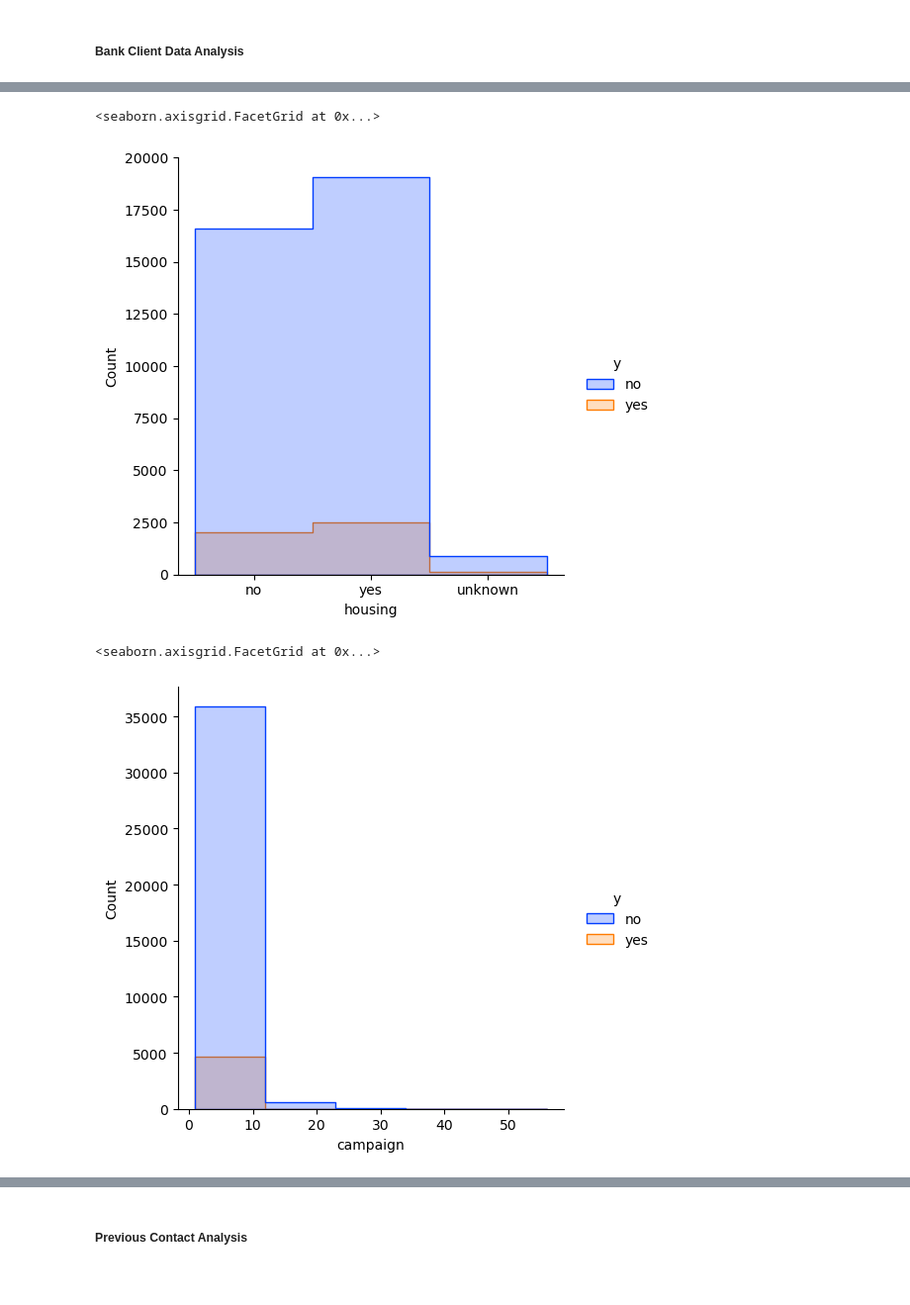
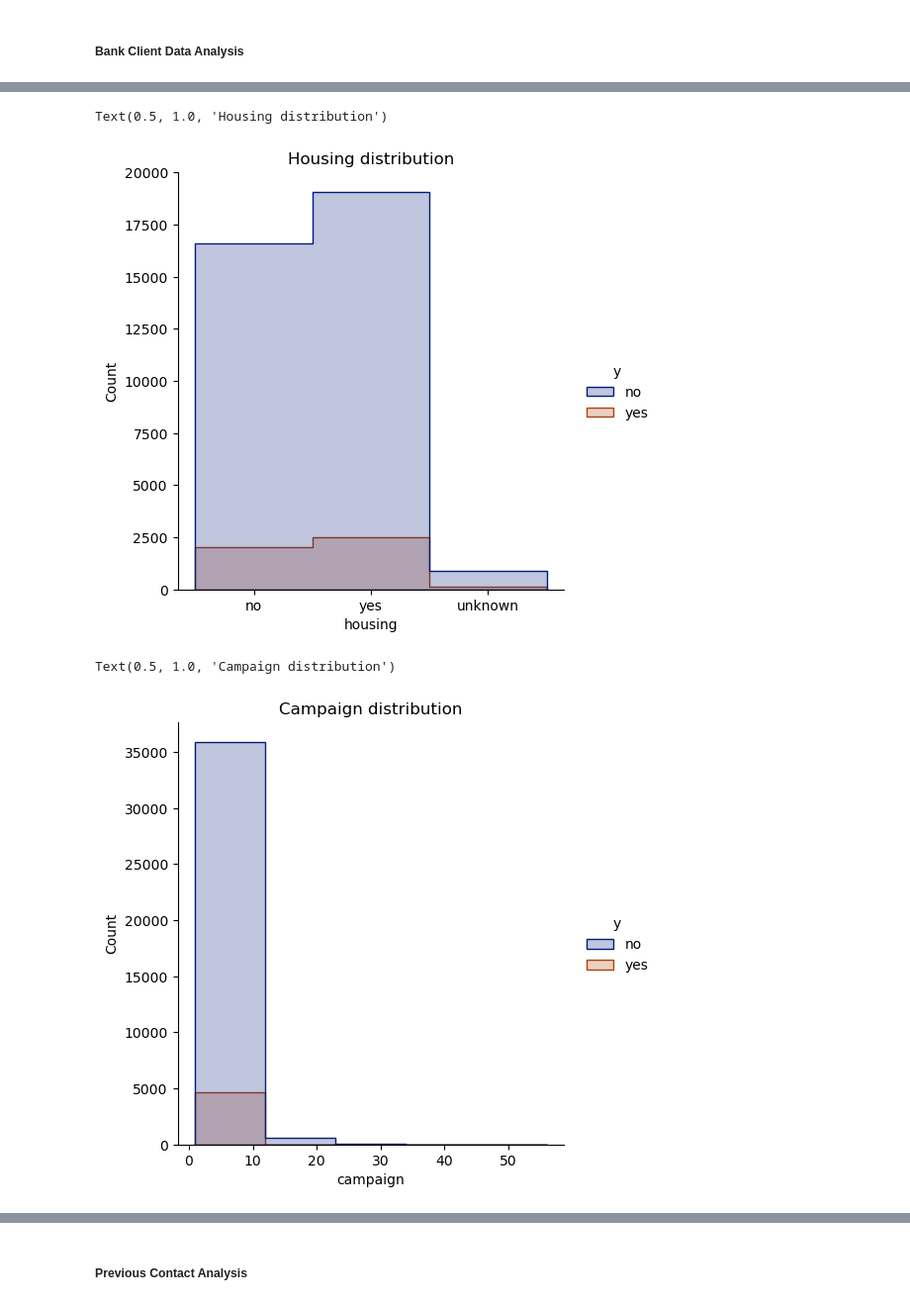
Before and after one commit to cdungca/comparing-classifiers, a Jupyter notebook: prompt_III.ipynb, the cells around one changed output, grey strips where cells are left out. Shown: that part at 99% size. Cells and saved outputs as stored; diff of their text form; code cells hidden in the pictures.

Commit message:
Add images

```diff
--- a/prompt_III.ipynb
+++ b/prompt_III.ipynb
@@ -148,6 +148,6 @@ y                 0
 dtype: int64
 # %%
 # Set color scheme for seaborn
-sns.set_palette("bright")
+#sns.set_palette("bright")
 # %% [markdown]
 ##### Bank Client Data Analysis
@@ -161,13 +154,15 @@ sns.catplot(data=df, x="housing", y="age", hue="y", kind="box")
 # %%
 sns.displot(df, x="housing", hue="y", bins = 5, element="step")
+plt.title('Housing distribution')
 # %% [output]
-<seaborn.axisgrid.FacetGrid at 0x...>
+Text(0.5, 1.0, 'Housing distribution')
-[figure, old version]
+[figure, new version]
 # %%
 sns.displot(df, x="campaign", hue="y", bins = 5, element="step")
+plt.title('Campaign distribution')
 # %% [output]
-<seaborn.axisgrid.FacetGrid at 0x...>
+Text(0.5, 1.0, 'Campaign distribution')
-[figure, old version]
+[figure, new version]
 # %%
 # distribution of age
 sns.displot(df, x="age", hue="y", kind="kde")
```
Also changed, not shown: parts of 28 cells of this notebook, 16 other files.
